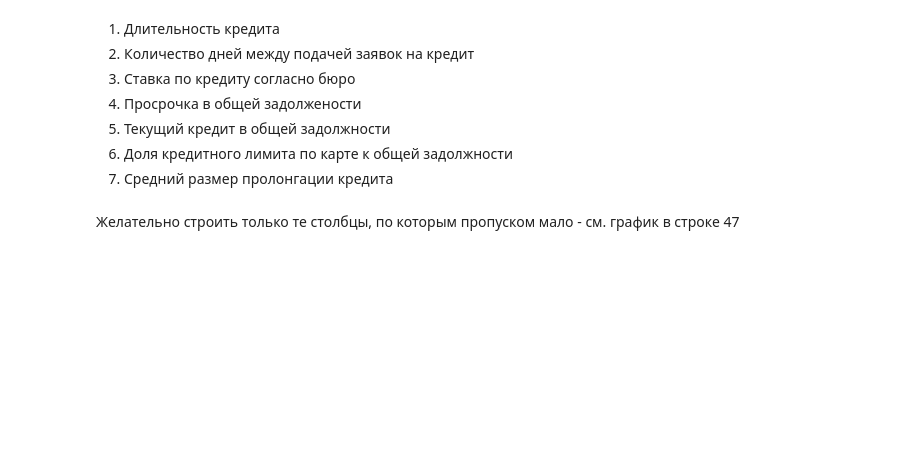
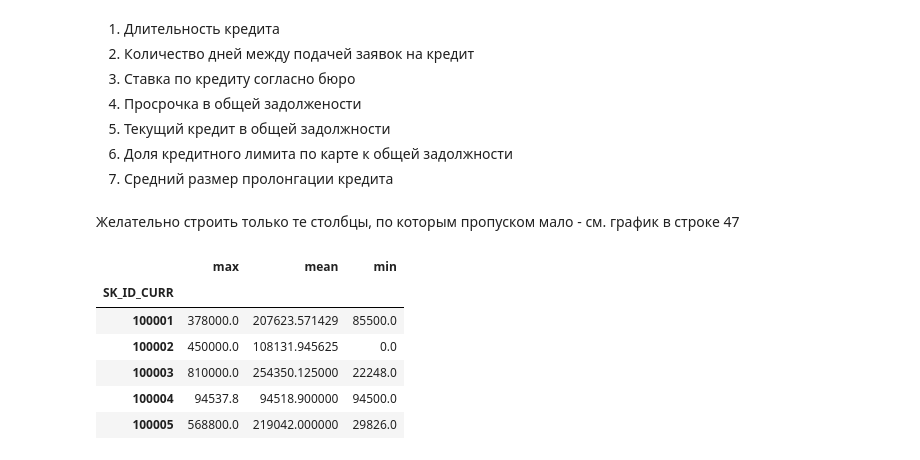
Before and after one commit to RuslanYusup/HCB, a Jupyter notebook: HCB.ipynb, the cells around one changed output. Cells and saved outputs as stored; diff of their text form; code cells hidden in the pictures; blank space fills up the shorter version.

```diff
--- a/HCB.ipynb
+++ b/HCB.ipynb
@@ -456,5 +456,13 @@ bureau_4['CNT_sum_CREDIT_PROLONG'] = bureau_4['AMT_CREDIT_SUM_DEBT'] / bureau_4[
 
 bureau_4
 # %%
-df_gr_4 = bureau_4.groupby('SK_ID_CURR')
+df_gr_4 = bureau_4.groupby('SK_ID_CURR')['AMT_CREDIT_SUM'].agg(['max', 'mean', 'min'])
 df_gr_4.head()
+# %% [output]
+|  | max | mean | min |
+| SK_ID_CURR |  |  |  |
+| 100001 | 378000.0 | 207623.571429 | 85500.0 |
+| 100002 | 450000.0 | 108131.945625 | 0.0 |
+| 100003 | 810000.0 | 254350.125000 | 22248.0 |
+| 100004 | 94537.8 | 94518.900000 | 94500.0 |
+| 100005 | 568800.0 | 219042.000000 | 29826.0 |
```
Also changed, not shown: parts of 3 cells of this notebook.
